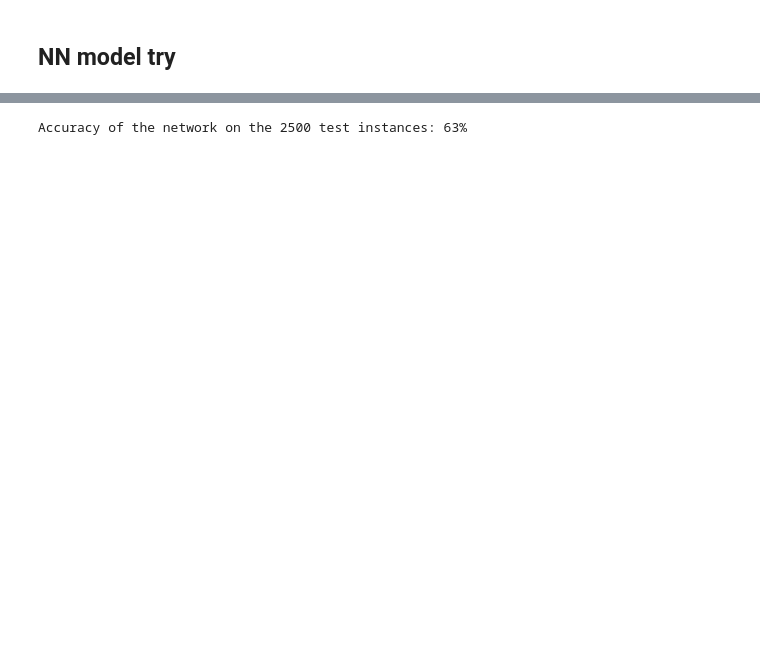
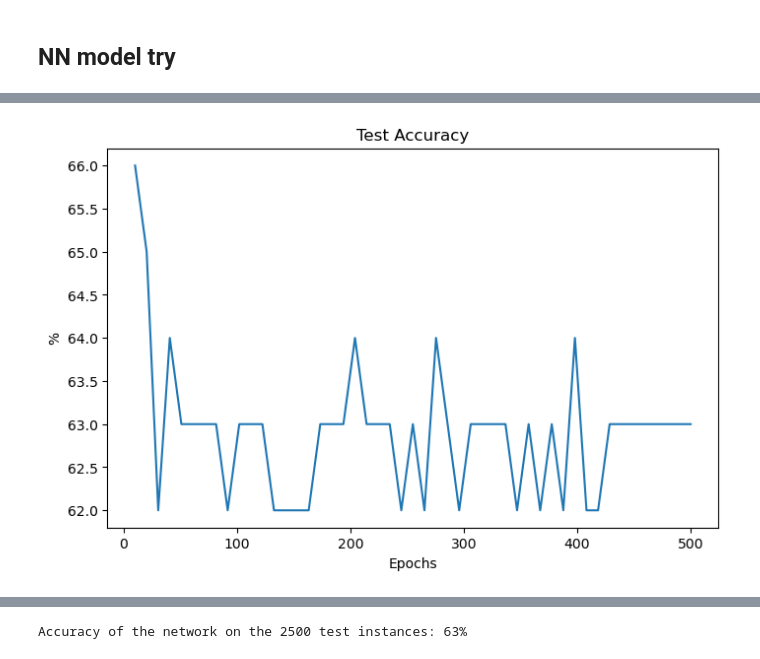
Before and after one commit to YufanQie/MLinPhotonTiming, a Jupyter notebook: PT_pytorchNN.ipynb, the cells around one changed output, grey strips where cells are left out. Saved outputs shown, nothing was run; the diff lists cells and outputs as text; code cells hidden in the pictures; blank space fills up the shorter version.

```diff
--- a/PT_pytorchNN.ipynb
+++ b/PT_pytorchNN.ipynb
@@ -92,0 +129,12 @@ plt.show()
+# %%
+step = np.linspace(10, 500, 49)
+
+fig, ax = plt.subplots(figsize=(8,5))
+plt.plot(step, np.array(test_acc))
+plt.title("Test Accuracy")
+plt.xlabel("Epochs")
+plt.ylabel("%")
+#plt.yscale('log')
+plt.show()
+# %% [output]
+[figure, added]
```
Also changed, not shown: parts of 28 cells of this notebook.
